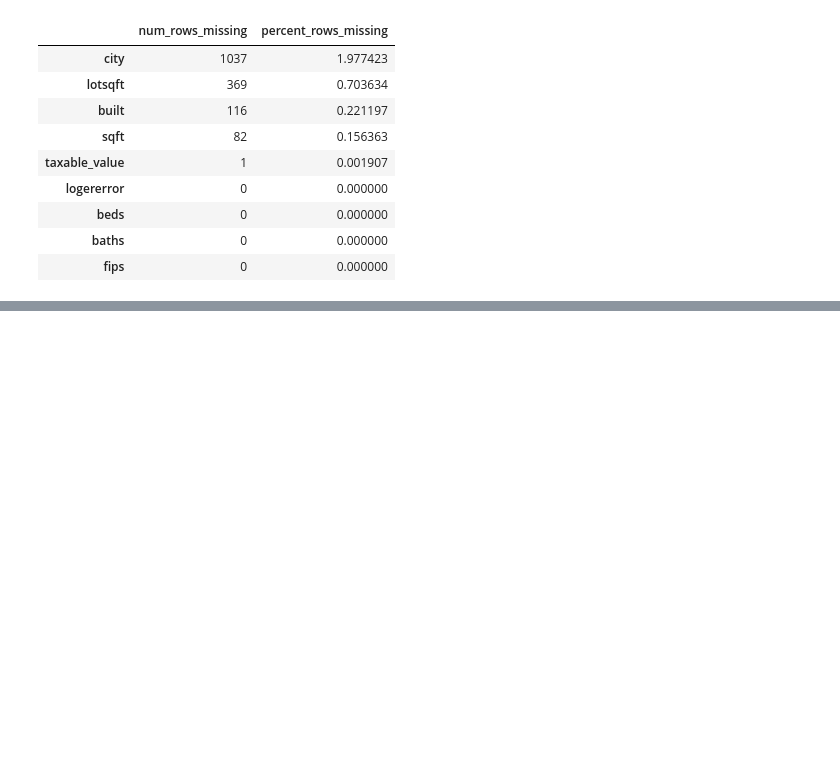
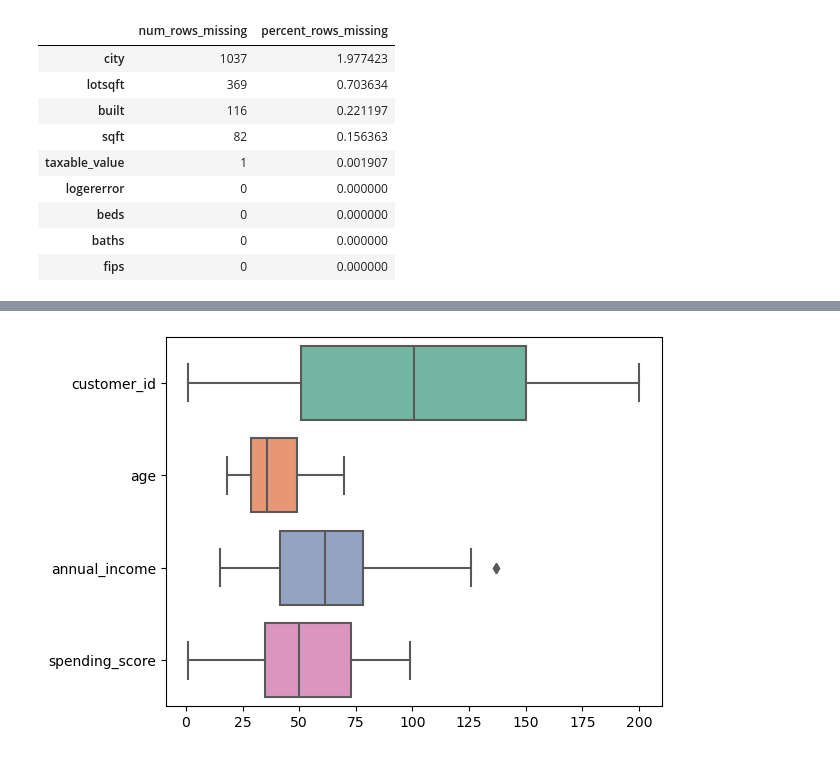
Before and after one commit to RichardAlcabes22/clustering-exercises, a Jupyter notebook: data_wrangle_exercise.ipynb, the cells around one changed output, grey strips where cells are left out. Cells and saved outputs as stored; diff of their text form; code cells hidden in the pictures; blank space fills up the shorter version.

```diff
--- a/data_wrangle_exercise.ipynb
+++ b/data_wrangle_exercise.ipynb
@@ -159,0 +244,5 @@ def handle_missing_values(df, prop_required_columns=0.5, prop_required_rows=0.75
+# %%
+# 3 Visualize outliers
+ax = sns.boxplot(data=df, orient="h", palette="Set2")
+# %% [output]
+[figure, added]
```
Also changed, not shown: parts of 34 cells of this notebook, 3 other files.
